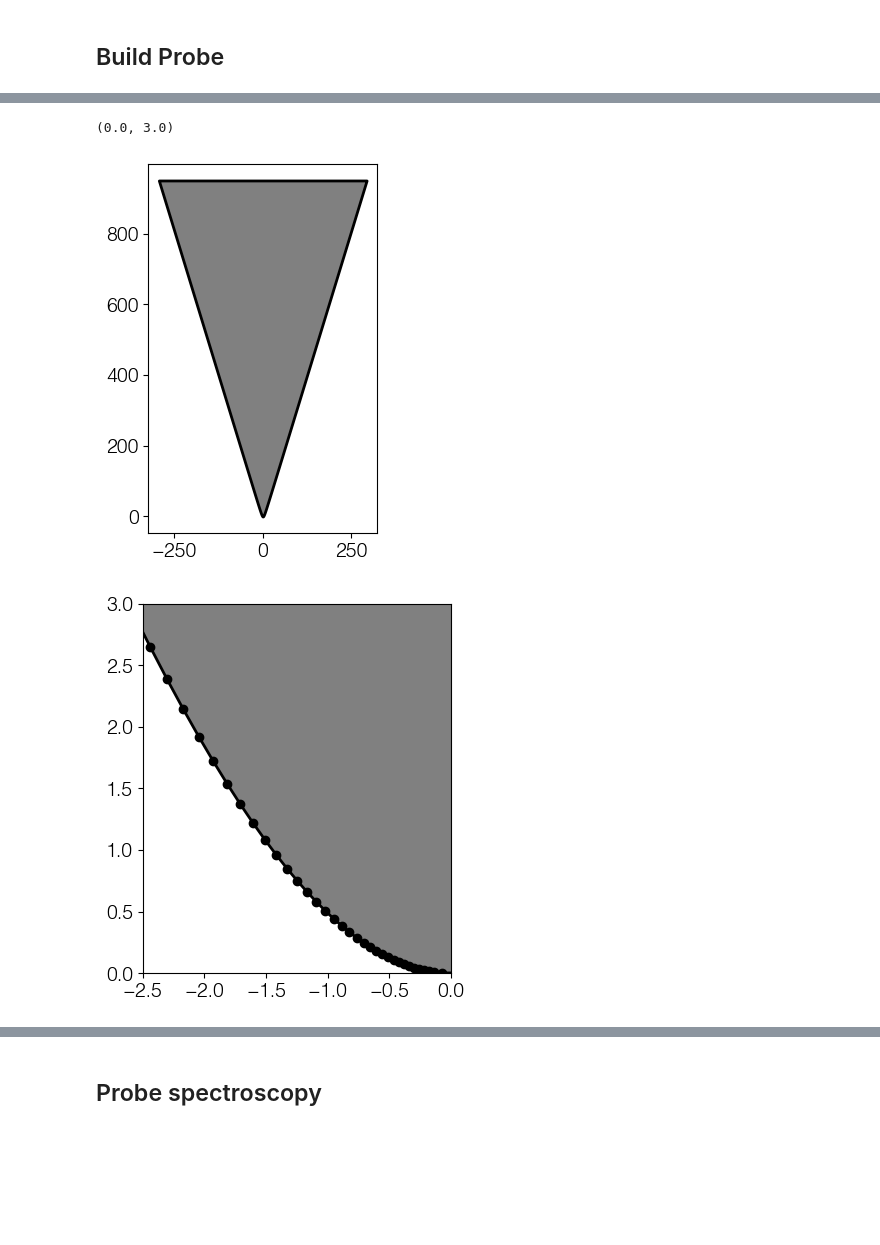
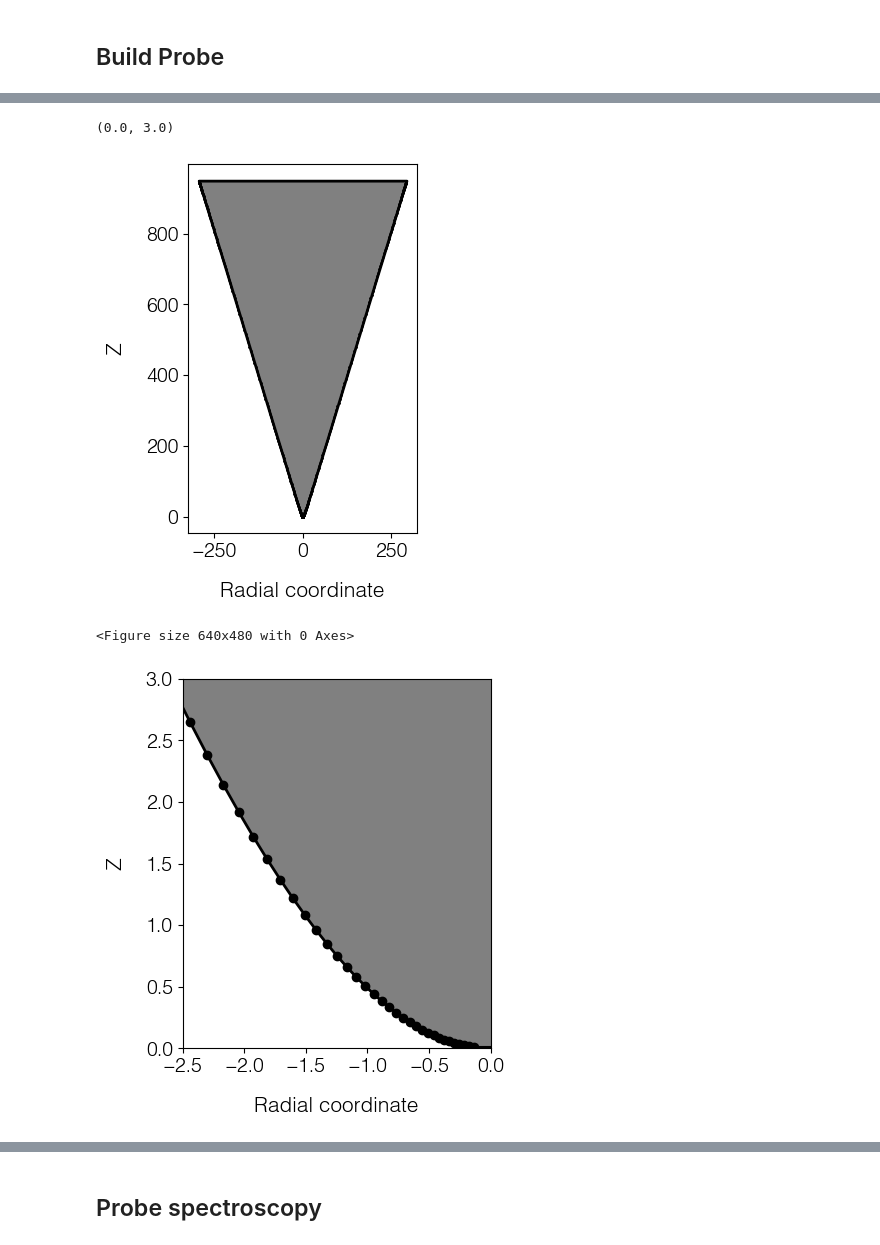
Before and after one commit to asmcleod/ProbeCavityEigenfields, a Jupyter notebook: Notebooks/PCE Probe Convergence.ipynb, the cells around one changed output, grey strips where cells are left out. Drawn from its saved outputs; the diff is of its cells as text; code cells hidden in the pictures; blank space fills up the shorter version.

```diff
--- a/Notebooks/PCE Probe Convergence.ipynb
+++ b/Notebooks/PCE Probe Convergence.ipynb
@@ -70,32 +68,19 @@ Deprecated in NumPy 1.20; for more details and guidance: https://numpy.org/devdo
 # %%
 #-- Plot probe shape
 
-plt.figure()
-#plt.plot(-radii,zs,radii,zs,color='b')
-xsprobe=np.append(-rsprobe[::-1],rsprobe)
-ysprobe=np.append(zsprobe[::-1],zsprobe)
-plt.fill_between(x=xsprobe,
-                 y1=ysprobe,y2=L,
-                 color='gray',edgecolor='k',lw=2)
-plt.gca().set_aspect('equal')
+P.plot_geometry(ms=1)
 
 plt.figure()
-#plt.plot(-radii,zs,radii,zs,color='b')
-rsprobe = P.Discretization.node_terminal_Rs
-zsprobe = P.Discretization.node_terminal_zs
-xsprobe=np.append(-rsprobe[::-1],rsprobe)
-ysprobe=np.append(zsprobe[::-1],zsprobe)
-plt.fill_between(x=xsprobe,
-                 y1=ysprobe,y2=L,
-                 color='gray',edgecolor='k',lw=2)
-plt.plot(xsprobe,ysprobe,marker='o',ls='',color='k')
+
+P.plot_geometry()
 plt.gca().set_aspect('equal')
 plt.xlim(-2.5,0)
 plt.ylim(0,3)
 # %% [output]
 (0.0, 3.0)
-[figure, old version]
+[figure, new version]
+<Figure size 640x480 with 0 Axes>
-[figure, old version]
+[figure, new version]
 # %%
 gap=1
 P.set_gap(gap)
```
Also changed, not shown: parts of 22 cells of this notebook, 7 other files.
